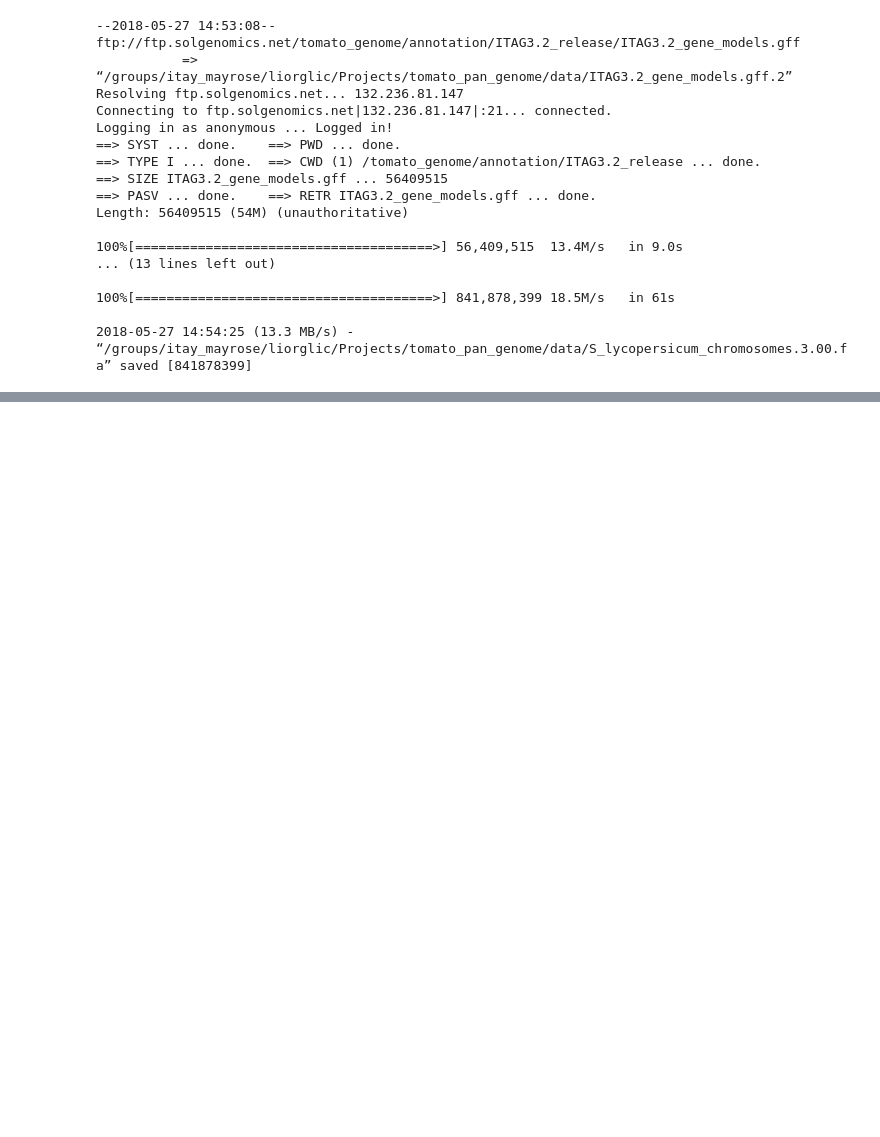
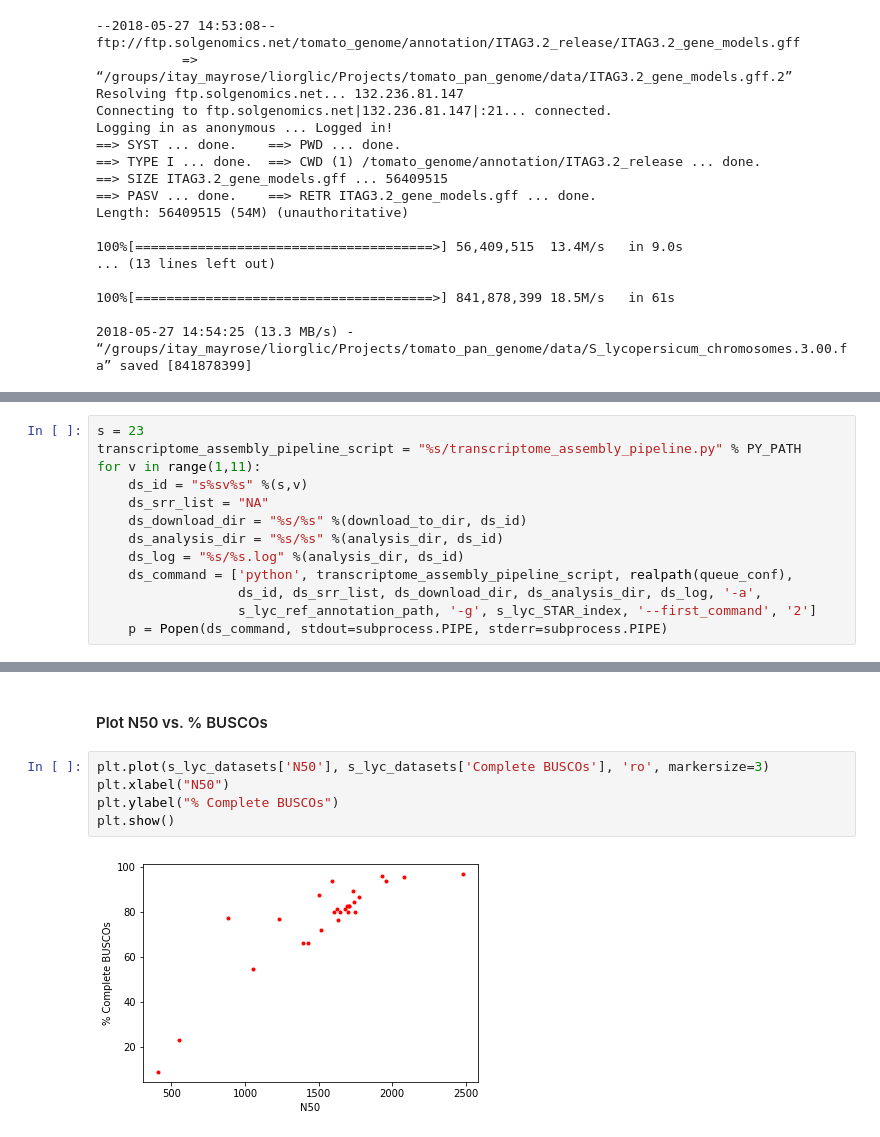
Before and after one commit to MayroseLab/Lior, a Jupyter notebook: tomato_pan_genome/notebooks/transcriptome_assembly_and_assessment.ipynb, the cells around one changed output, grey strips where cells are left out. Cells and saved outputs as stored; diff of their text form; blank space fills up the shorter version.

```diff
--- a/tomato_pan_genome/notebooks/transcriptome_assembly_and_assessment.ipynb
+++ b/tomato_pan_genome/notebooks/transcriptome_assembly_and_assessment.ipynb
@@ -243,0 +274,13 @@ send_commands_to_queue('try',['echo "hi"', 'sleep 30', 'echo "bye"'], queue_conf
+# %%
+s = 23
+transcriptome_assembly_pipeline_script = "%s/transcriptome_assembly_pipeline.py" % PY_PATH
+for v in range(1,11):
+    ds_id = "s%sv%s" %(s,v)
+    ds_srr_list = "NA"
+    ds_download_dir = "%s/%s" %(download_to_dir, ds_id)
+    ds_analysis_dir = "%s/%s" %(analysis_dir, ds_id)
+    ds_log = "%s/%s.log" %(analysis_dir, ds_id)
+    ds_command = ['python', transcriptome_assembly_pipeline_script, realpath(queue_conf),
+                  ds_id, ds_srr_list, ds_download_dir, ds_analysis_dir, ds_log, '-a',
+                  s_lyc_ref_annotation_path, '-g', s_lyc_STAR_index, '--first_command', '2']
+    p = Popen(ds_command, stdout=subprocess.PIPE, stderr=subprocess.PIPE)
@@ -243,0 +354,9 @@ send_commands_to_queue('try',['echo "hi"', 'sleep 30', 'echo "bye"'], queue_conf
+# %% [markdown]
+#### Plot N50 vs. % BUSCOs
+# %%
+plt.plot(s_lyc_datasets['N50'], s_lyc_datasets['Complete BUSCOs'], 'ro', markersize=3)
+plt.xlabel("N50")
+plt.ylabel("% Complete BUSCOs")
+plt.show()
+# %% [output]
+[figure, added]
```
Also changed, not shown: parts of 33 cells of this notebook, 1 other file.
